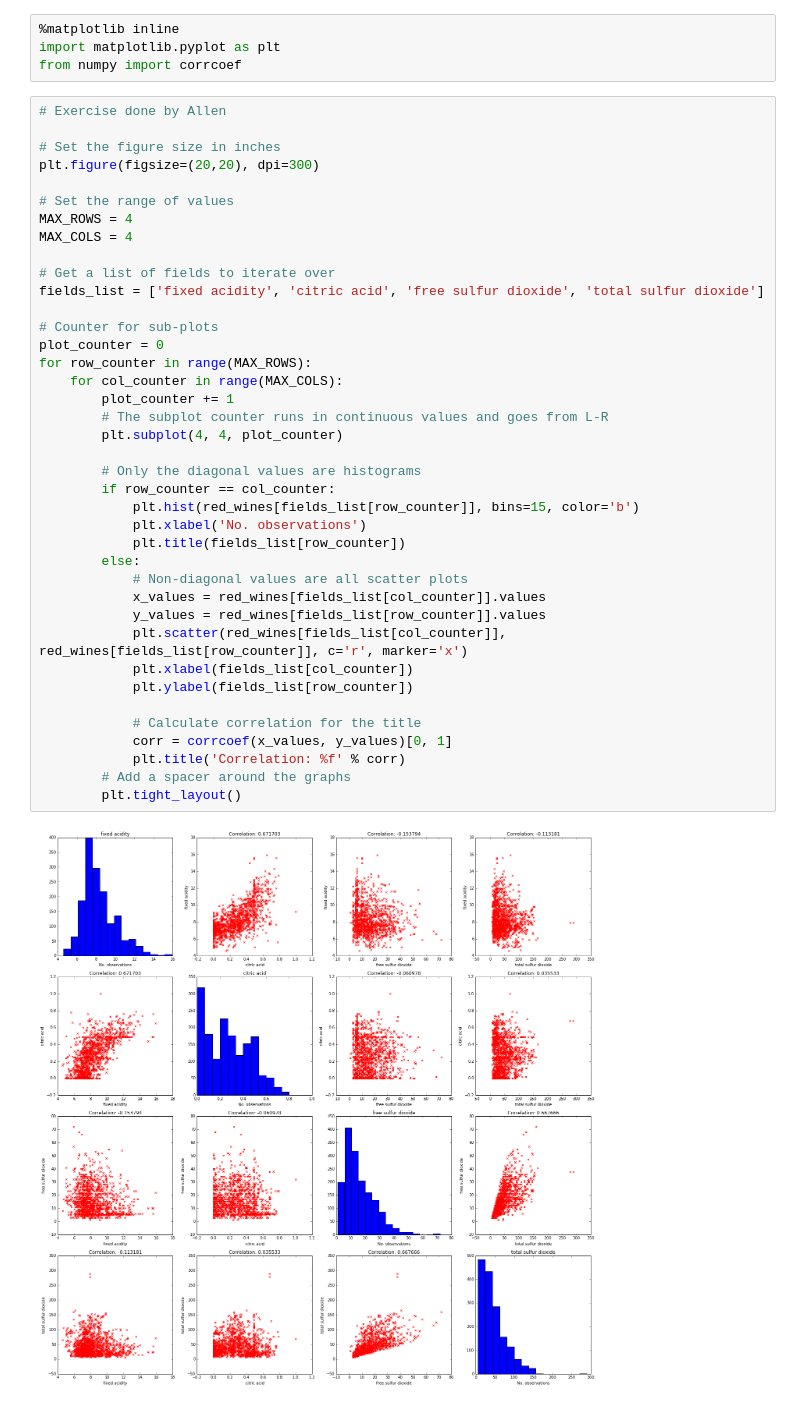
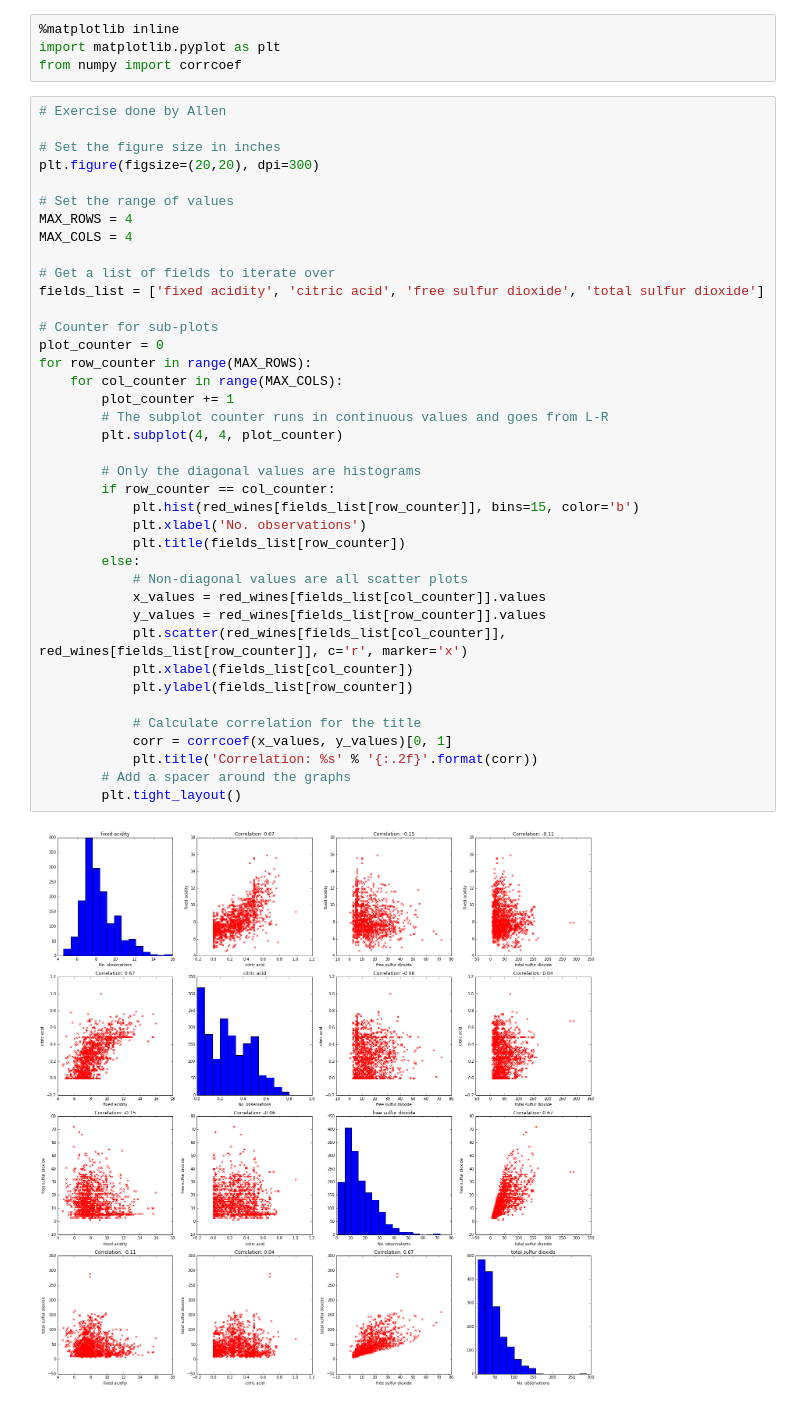
Before and after one commit to allentv/wwc-visualisation, a Jupyter notebook: exercises/1. Correlation plot.ipynb, the cells around one changed output. Saved outputs shown, nothing was run; the diff lists cells and outputs as text.

Commit message:
Add formatting for decimal places

```diff
--- a/exercises/1. Correlation plot.ipynb
+++ b/exercises/1. Correlation plot.ipynb
@@ -66,32 +66,32 @@ MAX_COLS = 4
 
 # Get a list of fields to iterate over
 fields_list = ['fixed acidity', 'citric acid', 'free sulfur dioxide', 'total sulfur dioxide']
 
 # Counter for sub-plots
 plot_counter = 0
 for row_counter in range(MAX_ROWS):
     for col_counter in range(MAX_COLS):
         plot_counter += 1
         # The subplot counter runs in continuous values and goes from L-R
         plt.subplot(4, 4, plot_counter)
 
         # Only the diagonal values are histograms
         if row_counter == col_counter:
             plt.hist(red_wines[fields_list[row_counter]], bins=15, color='b')
             plt.xlabel('No. observations')
             plt.title(fields_list[row_counter])
         else:
             # Non-diagonal values are all scatter plots
             x_values = red_wines[fields_list[col_counter]].values
             y_values = red_wines[fields_list[row_counter]].values
             plt.scatter(red_wines[fields_list[col_counter]], red_wines[fields_list[row_counter]], c='r', marker='x')
             plt.xlabel(fields_list[col_counter])
             plt.ylabel(fields_list[row_counter])
 
             # Calculate correlation for the title
             corr = corrcoef(x_values, y_values)[0, 1]
-            plt.title('Correlation: %f' % corr)
+            plt.title('Correlation: %s' % '{:.2f}'.format(corr))
         # Add a spacer around the graphs
         plt.tight_layout()
 # %% [output]
-[figure, old version]
+[figure, new version]
```
